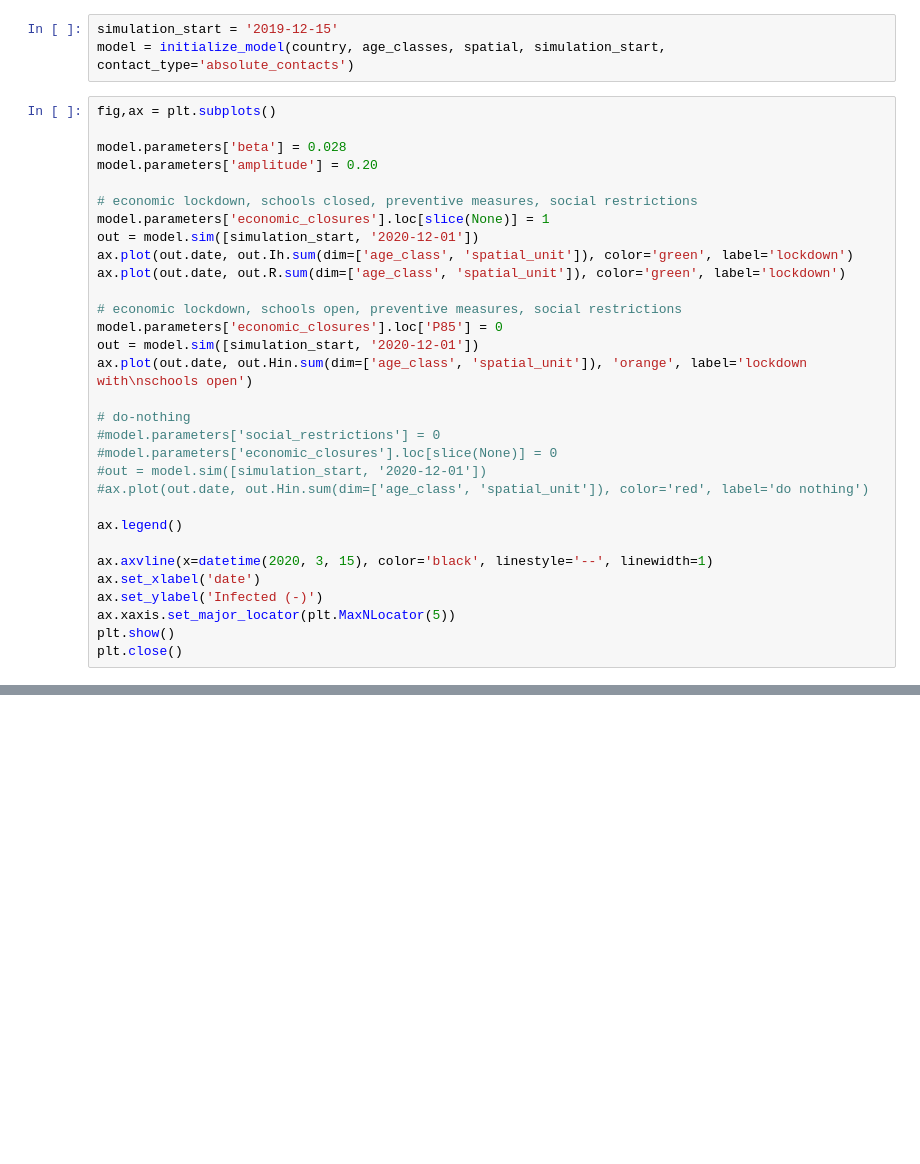
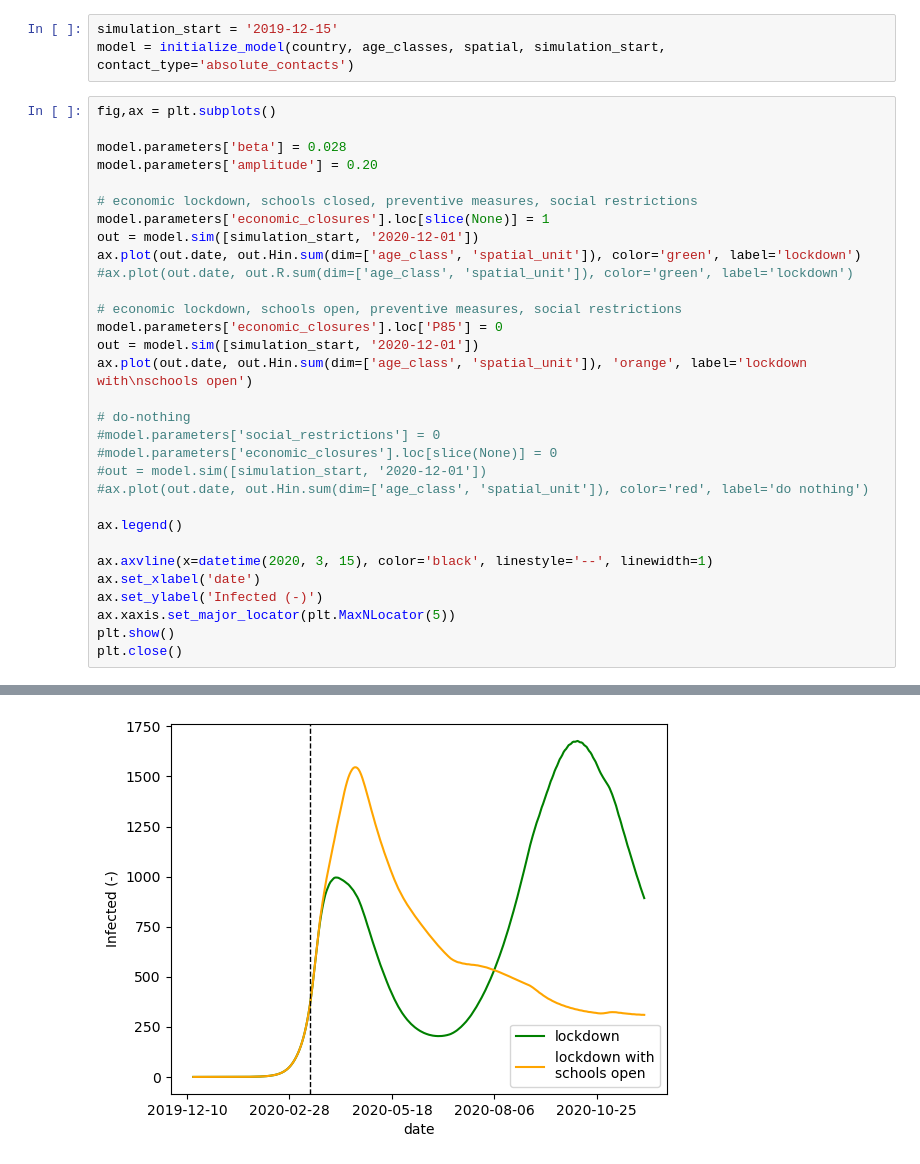
Before and after one commit to twallema/pyIEEM, a Jupyter notebook: notebooks/scratch-SIR-recurrent-mobility.ipynb, the cells around one changed output, grey strips where cells are left out. Cells and saved outputs as stored; diff of their text form; blank space fills up the shorter version.

```diff
--- a/notebooks/scratch-SIR-recurrent-mobility.ipynb
+++ b/notebooks/scratch-SIR-recurrent-mobility.ipynb
@@ -36,8 +36,8 @@ model.parameters['amplitude'] = 0.20
 # economic lockdown, schools closed, preventive measures, social restrictions
 model.parameters['economic_closures'].loc[slice(None)] = 1
 out = model.sim([simulation_start, '2020-12-01'])
-ax.plot(out.date, out.Ih.sum(dim=['age_class', 'spatial_unit']), color='green', label='lockdown')
-ax.plot(out.date, out.R.sum(dim=['age_class', 'spatial_unit']), color='green', label='lockdown')
+ax.plot(out.date, out.Hin.sum(dim=['age_class', 'spatial_unit']), color='green', label='lockdown')
+#ax.plot(out.date, out.R.sum(dim=['age_class', 'spatial_unit']), color='green', label='lockdown')
 
 # economic lockdown, schools open, preventive measures, social restrictions
 model.parameters['economic_closures'].loc['P85'] = 0
@@ -78,0 +79 @@ re-initializing memory
+[figure, added]
```
Also changed, not shown: parts of 1 cell of this notebook, 2 other files.
